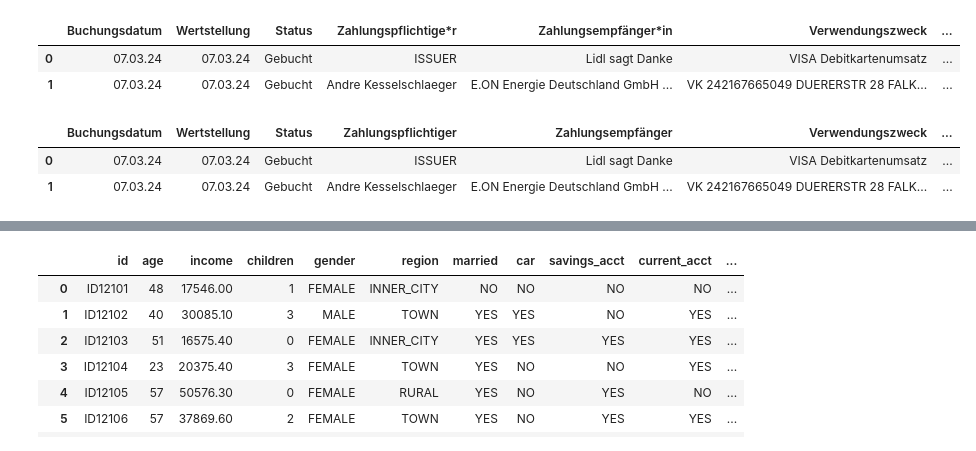
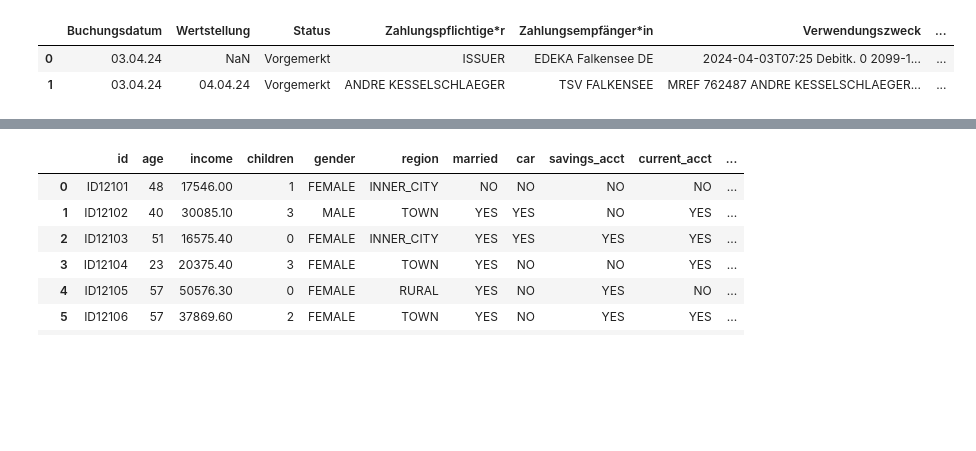
Before and after one commit to kesselschlaeger/Kontenanalyse, a Jupyter notebook: Kontenanalyse.ipynb, the cells around one changed output, grey strips where cells are left out. Cells and saved outputs as stored; diff of their text form; code cells hidden in the pictures; blank space fills up the shorter version.

```diff
--- a/Kontenanalyse.ipynb
+++ b/Kontenanalyse.ipynb
@@ -15,20 +15,16 @@ import openpyxl
 os.chdir('c:\\!\\privat\\Buchungen')
 # %%
 ## Load text file via read_csv
-df = pd.read_csv("07-03-2024_Umsatzliste_Girokonto_DE17120300000015225626.csv", sep=';', skiprows=4)
-dfOlja = pd.read_csv("15-03-2024_Umsatzliste_Girokonto_DE10120300001005858913.csv", sep=';', skiprows=4)
+df = pd.read_csv("03-04-2024_Umsatzliste_Girokonto_DE17120300000015225626.csv", sep=';', skiprows=4)
+df['Konto'] = 'André'
+dfOlja = pd.read_csv("03-04-2024_Umsatzliste_Girokonto_DE10120300001005858913.csv", sep=';', skiprows=4)
+dfOlja['Konto'] = 'Olja'
 df = pd.concat([df, dfOlja], axis=0)
 #df = pd.concat([df , dfOlja], axis=1)
 df.head(2)
 # %% [output]
 |  | Buchungsdatum | Wertstellung | Status | Zahlungspflichtige*r | Zahlungsempfänger*in | Verwendungszweck | ... |
-| 0 | 07.03.24 | 07.03.24 | Gebucht | ISSUER | Lidl sagt Danke | VISA Debitkartenumsatz | ... |
-| 1 | 07.03.24 | 07.03.24 | Gebucht | Andre Kesselschlaeger | E.ON Energie Deutschland GmbH ... | VK 242167665049 DUERERSTR 28 FALK... | ... |
+| 0 | 03.04.24 | NaN | Vorgemerkt | ISSUER | EDEKA Falkensee DE | 2024-04-03T07:25 Debitk. 0 2099-1... | ... |
+| 1 | 03.04.24 | 04.04.24 | Vorgemerkt | ANDRE KESSELSCHLAEGER | TSV FALKENSEE | MREF 762487 ANDRE KESSELSCHLAEGER... | ... |
 # %%
 df = df.rename(columns={'Zahlungspflichtige*r': 'Zahlungspflichtiger','Zahlungsempfänger*in': 'Zahlungsempfänger'})
-# %%
-df.head(2)
-# %% [output]
-|  | Buchungsdatum | Wertstellung | Status | Zahlungspflichtiger | Zahlungsempfänger | Verwendungszweck | ... |
-| 0 | 07.03.24 | 07.03.24 | Gebucht | ISSUER | Lidl sagt Danke | VISA Debitkartenumsatz | ... |
-| 1 | 07.03.24 | 07.03.24 | Gebucht | Andre Kesselschlaeger | E.ON Energie Deutschland GmbH ... | VK 242167665049 DUERERSTR 28 FALK... | ... |
```
Also changed, not shown: parts of 6 cells of this notebook, 1 other file.
